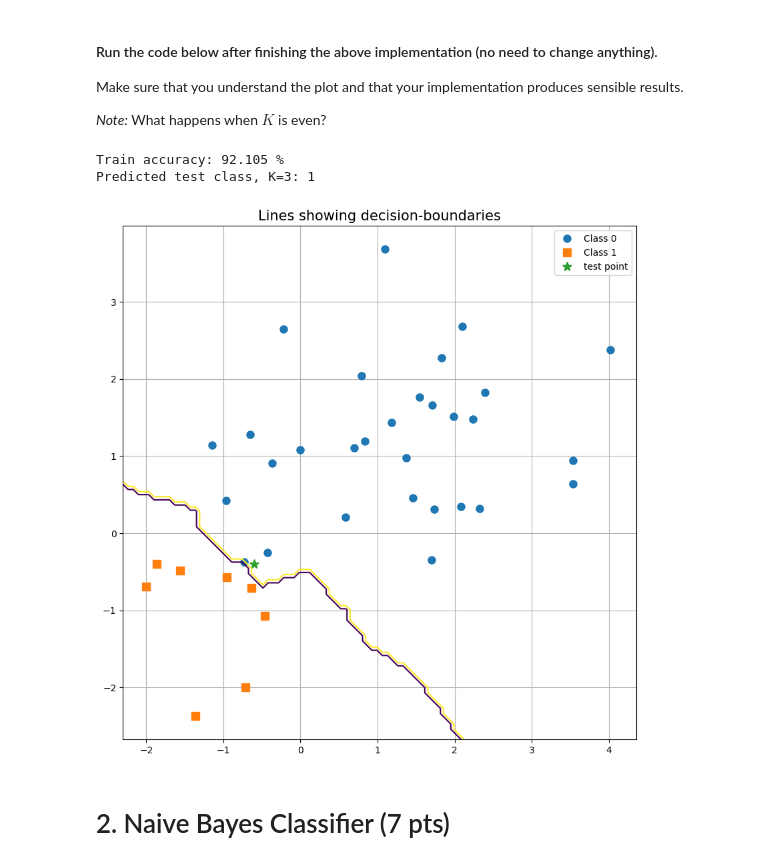
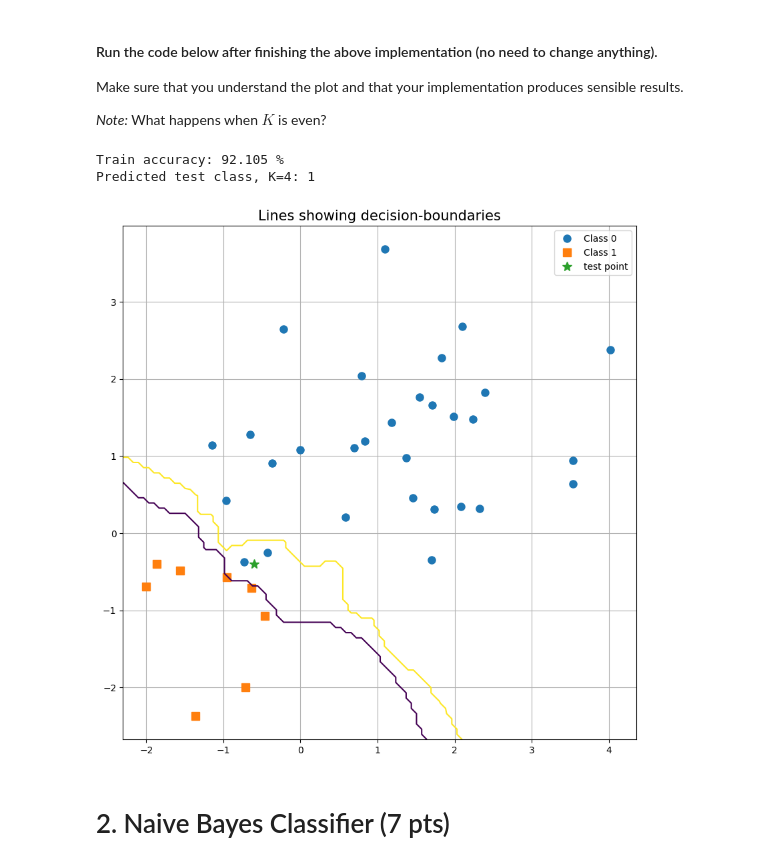
Before and after one commit to rikardro/TDA233, a Jupyter notebook: TDA233/HW2_2025.ipynb, the cells around one changed output. Cells and saved outputs as stored; diff of their text form; code cells hidden in the pictures.

```diff
--- a/TDA233/HW2_2025.ipynb
+++ b/TDA233/HW2_2025.ipynb
@@ -186,25 +189,25 @@ Make sure that you understand the plot and that your implementation produces sen
 *Note:* What happens when $K$ is even?
 # %%
 # Parameters (feel free to change)
-K = 3
+K = 4
 
 # Define and train the model
 model = K_Nearest_Neighbors(n_neighbors = K)
 model.fit(X_train, y_train)
 
 # Predictions
 y_pred_train,_ = model.predict(X_train)
 print("Train accuracy: %.3f %%" %(np.mean(y_pred_train == y_train)*100))
 y_pred_test,_ = model.predict(X_test)
 print("Predicted test class, K=%d: %d" %(K, y_pred_test))
 
 # Plot decision-boundaries
 fig, ax = plot_data(X_train, y_train, X_test, title = 'Lines showing decision-boundaries')
 fig, ax = decision_boundary(model, fig, ax, levels=[0.4, 0.6], labels = False)
 # %% [output]
 Train accuracy: 92.105 %
-Predicted test class, K=3: 1
+Predicted test class, K=4: 1
-[figure, old version]
+[figure, new version]
 # %% [markdown]
 # 2. Naive Bayes Classifier (7 pts)
 # %% [markdown]
```
Also changed, not shown: parts of 4 cells of this notebook.
